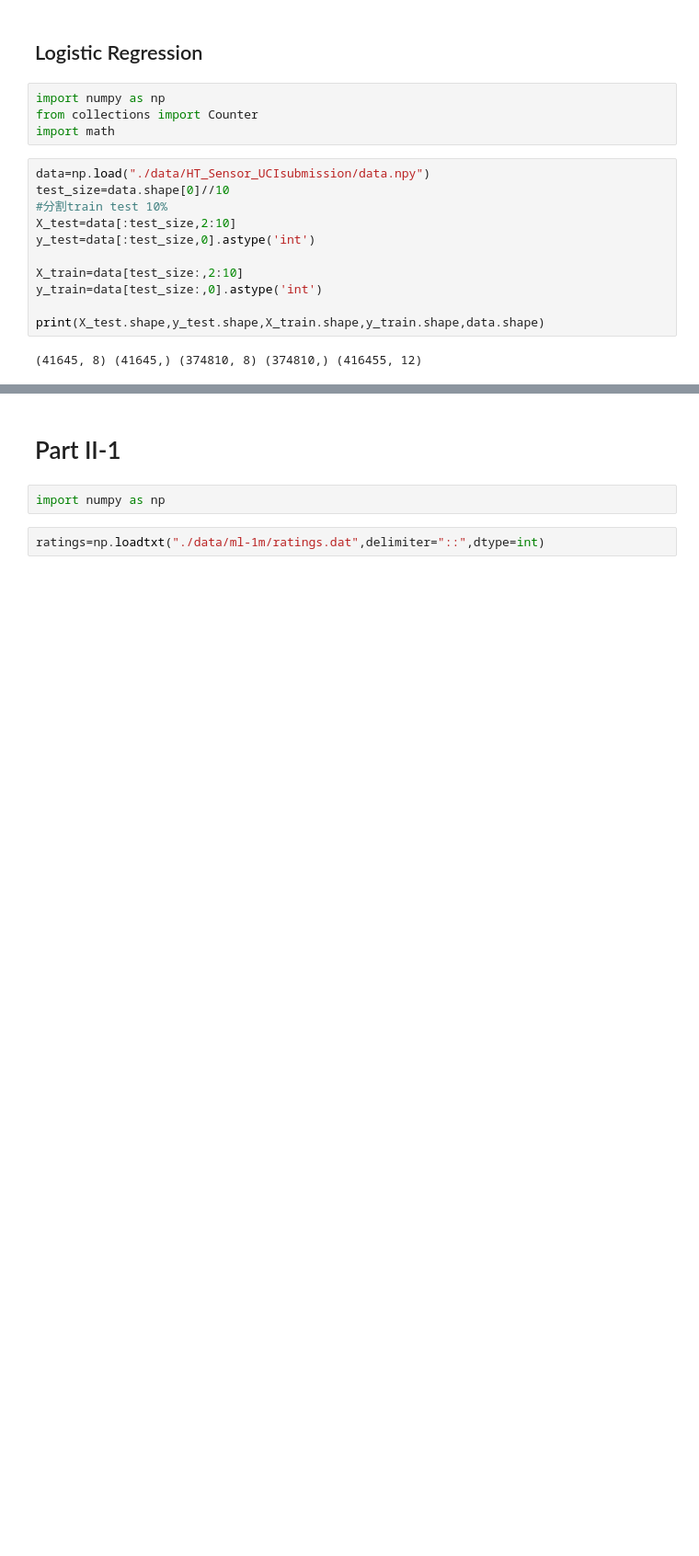
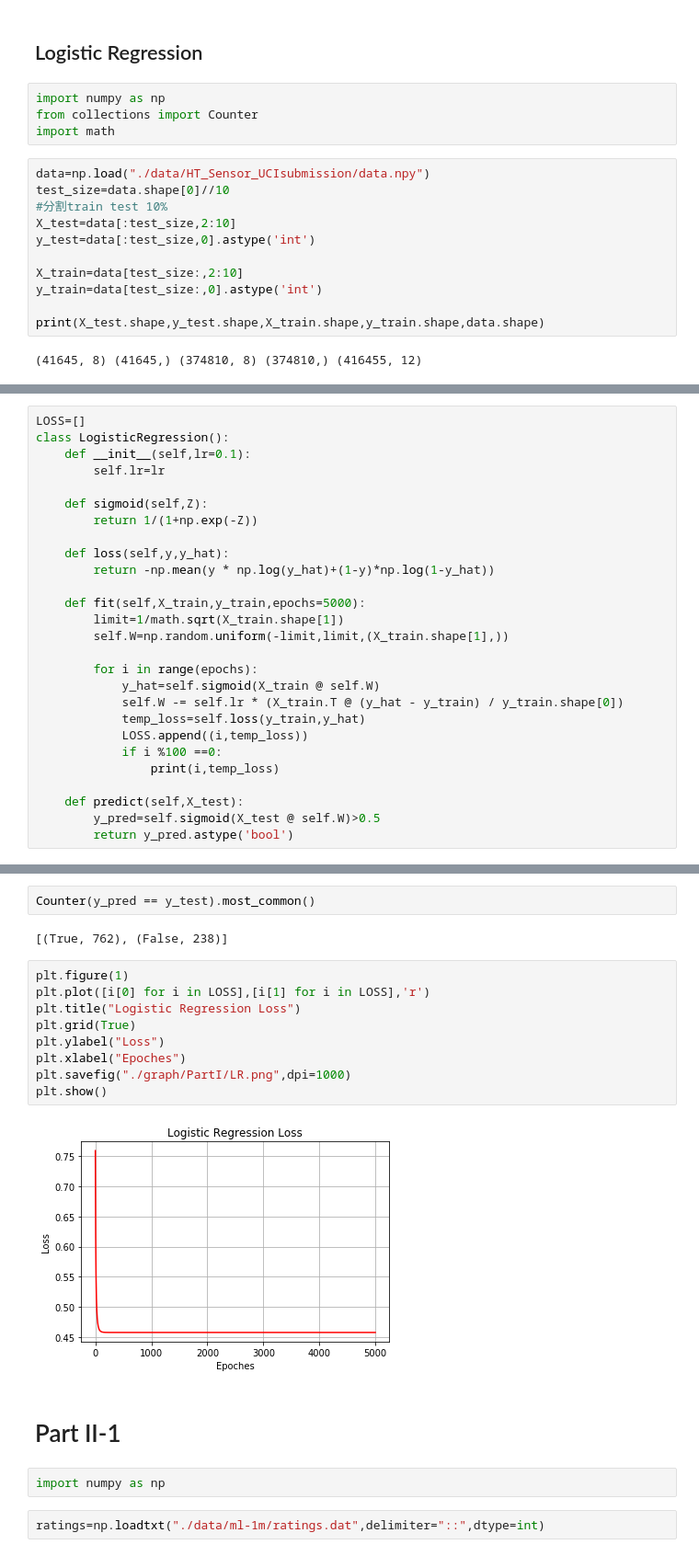
Before and after one commit to wlf1998/WebInfo, a Jupyter notebook: WebMining/Lab2.ipynb, the cells around one changed output, grey strips where cells are left out. Shown at 92% size. Cells and saved outputs as stored; diff of their text form; blank space fills up the shorter version.

```diff
--- a/WebMining/Lab2.ipynb
+++ b/WebMining/Lab2.ipynb
@@ -167,0 +322,27 @@ Counter(y_pred == y_test).most_common()
+# %%
+LOSS=[]
+class LogisticRegression():
+    def __init__(self,lr=0.1):
+        self.lr=lr
+
+    def sigmoid(self,Z):
+        return 1/(1+np.exp(-Z))
+
+    def loss(self,y,y_hat):
+        return -np.mean(y * np.log(y_hat)+(1-y)*np.log(1-y_hat))
+
+    def fit(self,X_train,y_train,epochs=5000):
+        limit=1/math.sqrt(X_train.shape[1])
+        self.W=np.random.uniform(-limit,limit,(X_train.shape[1],))
+
+        for i in range(epochs):
+            y_hat=self.sigmoid(X_train @ self.W)
+            self.W -= self.lr * (X_train.T @ (y_hat - y_train) / y_train.shape[0])
+            temp_loss=self.loss(y_train,y_hat)
+            LOSS.append((i,temp_loss))
+            if i %100 ==0:
+                print(i,temp_loss)
+
+    def predict(self,X_test):
+        y_pred=self.sigmoid(X_test @ self.W)>0.5
+        return y_pred.astype('bool')
@@ -168,3 +371,18 @@ Counter(y_pred == y_test).most_common()
+# %%
+Counter(y_pred == y_test).most_common()
+# %% [output]
+[(True, 762), (False, 238)]
+# %%
+plt.figure(1)
+plt.plot([i[0] for i in LOSS],[i[1] for i in LOSS],'r')
+plt.title("Logistic Regression Loss")
+plt.grid(True)
+plt.ylabel("Loss")
+plt.xlabel("Epoches")
+plt.savefig("./graph/PartI/LR.png",dpi=1000)
+plt.show()
+# %% [output]
+[figure, added]
 # %% [markdown]
 # Part II-1
 # %%
```
Also changed, not shown: parts of 48 cells of this notebook, 8 other files.
